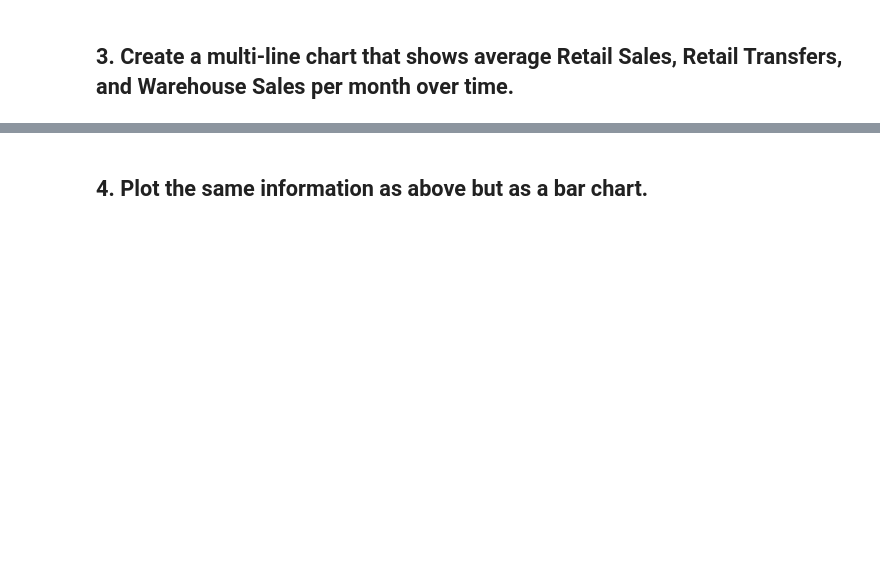
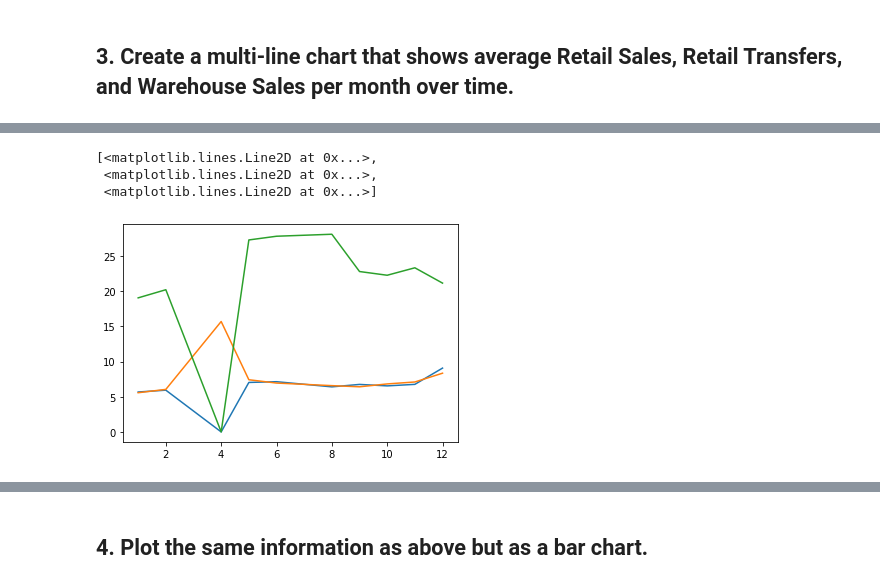
Before and after one commit to soledb94/datamad0320, a Jupyter notebook: module-2/lab-plotting-multiple-data-series/your-code/main.ipynb, the cells around one changed output, grey strips where cells are left out. Cells and saved outputs as stored; diff of their text form; code cells hidden in the pictures; blank space fills up the shorter version.

```diff
--- a/module-2/lab-plotting-multiple-data-series/your-code/main.ipynb
+++ b/module-2/lab-plotting-multiple-data-series/your-code/main.ipynb
@@ -21,0 +70,8 @@ data.head()
+# %%
+
+plt.plot(chart2)
+# %% [output]
+[<matplotlib.lines.Line2D at 0x...>,
+ <matplotlib.lines.Line2D at 0x...>,
+ <matplotlib.lines.Line2D at 0x...>]
+[figure, added]
```
Also changed, not shown: parts of 16 cells of this notebook.
